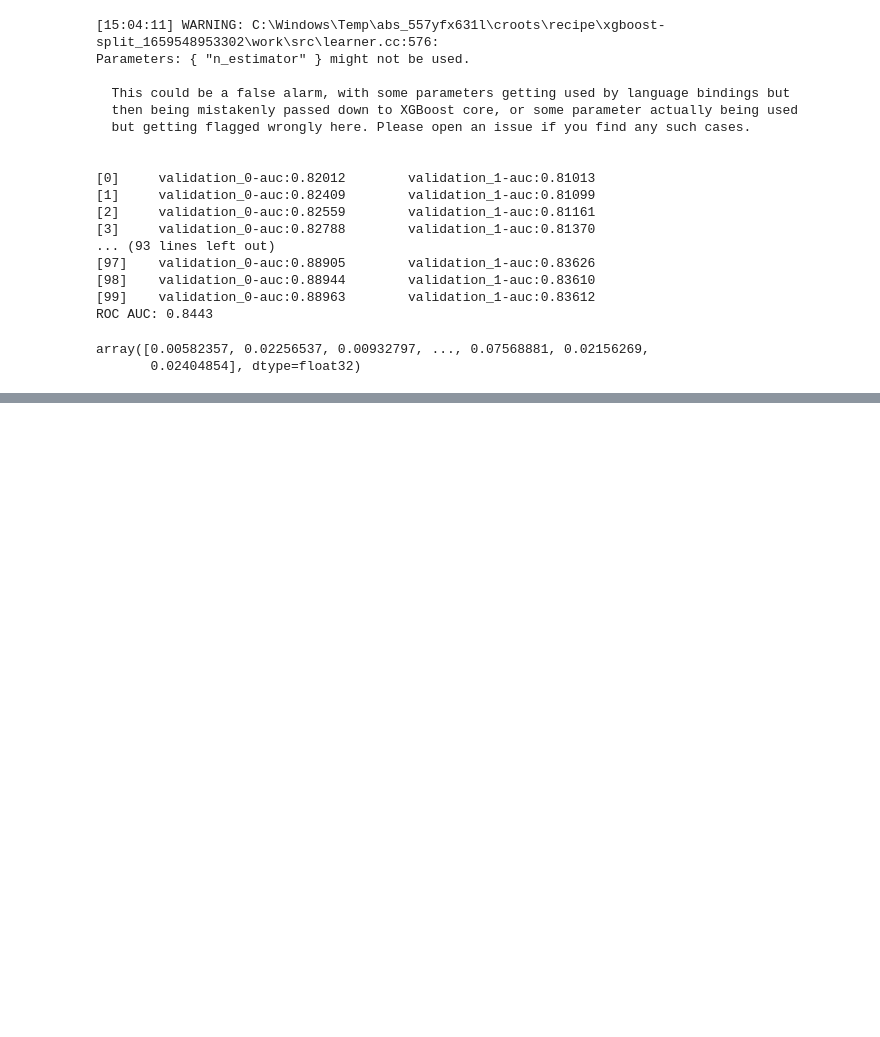
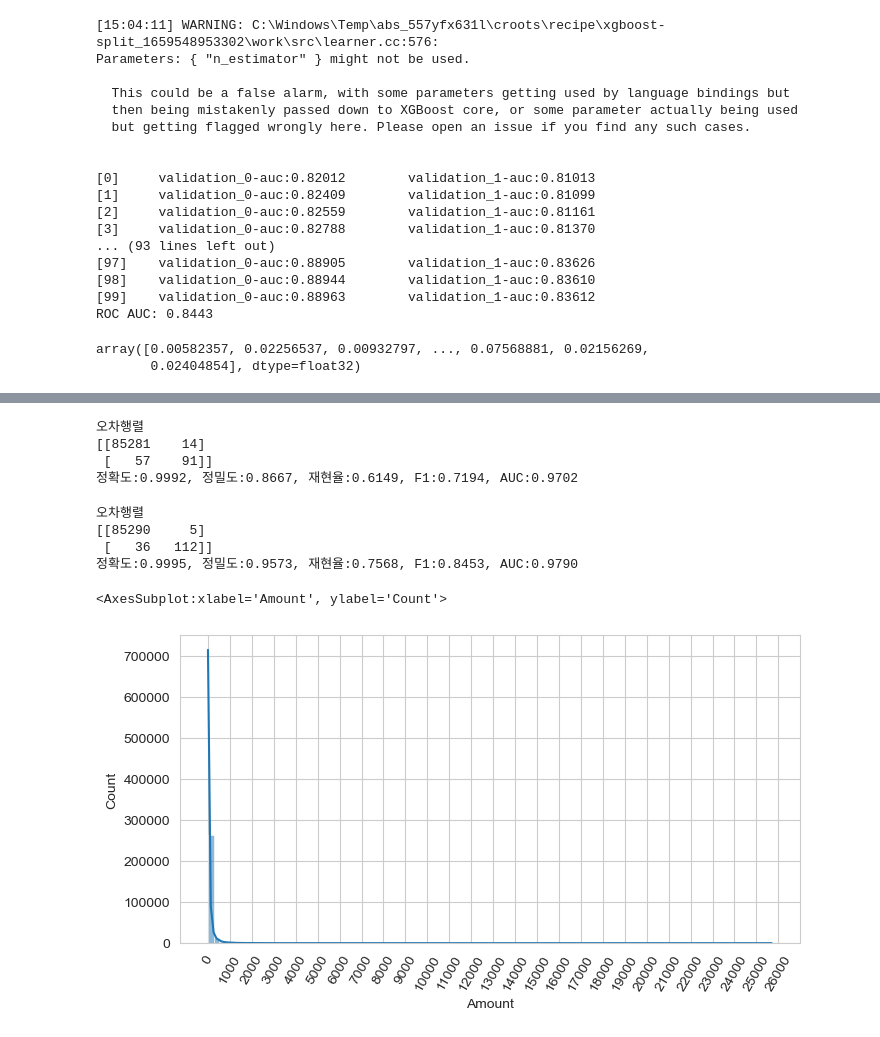
Before and after one commit to zi0-hand/machine-learning-study, a Jupyter notebook: book study/part4.ipynb, the cells around one changed output, grey strips where cells are left out. Saved outputs shown, nothing was run; the diff lists cells and outputs as text; code cells hidden in the pictures; blank space fills up the shorter version.

```diff
--- a/book study/part4.ipynb
+++ b/book study/part4.ipynb
@@ -508,0 +643,11 @@ def objective_func(search_space):
+# %%
+import pandas as pd
+import numpy as np
+import matplotlib.pyplot as plt
+import warnings
+warnings.filterwarnings('ignore')
+%matplotlib inline
+
+card_df = pd.read_csv("C:/Users/sgsgk/Documents/machine-learning-example-data/creditcard.csv")
+
+card_df.head(3)
@@ -508,0 +690,14 @@ def objective_func(search_space):
+# %%
+from sklearn.linear_model import LogisticRegression
+
+lr_clf = LogisticRegression(max_iter=1000)
+lr_clf.fit(X_train, y_train)
+lr_pred = lr_clf.predict(X_test)
+lr_pred_proba = lr_clf.predict_proba(X_test)[:, 1]
+
+get_clf_eval(y_test, lr_pred, lr_pred_proba)
+# %% [output]
+오차행렬
+[[85281    14]
+ [   57    91]]
+정확도:0.9992, 정밀도:0.8667, 재현율:0.6149, F1:0.7194, AUC:0.9702
@@ -508,0 +711,19 @@ def objective_func(search_space):
+# %%
+from lightgbm import LGBMClassifier
+
+lgbm_clf = LGBMClassifier(n_estimators=1000, num_leaves=64, n_jobs=-1, boost_from_average=False)
+get_model_train_eval(lgbm_clf, ftr_train=X_train, ftr_test=X_test, tgt_train=y_train, tgt_test=y_test)
+# %% [output]
+오차행렬
+[[85290     5]
+ [   36   112]]
+정확도:0.9995, 정밀도:0.9573, 재현율:0.7568, F1:0.8453, AUC:0.9790
+# %%
+import seaborn as sns
+
+plt.figure(figsize=(8,4))
+plt.xticks(range(0, 30000, 1000), rotation=60)
+sns.histplot(card_df['Amount'], bins=100, kde=True)
+# %% [output]
+<AxesSubplot:xlabel='Amount', ylabel='Count'>
+[figure, added]
```
Also changed, not shown: parts of 25 cells of this notebook.
